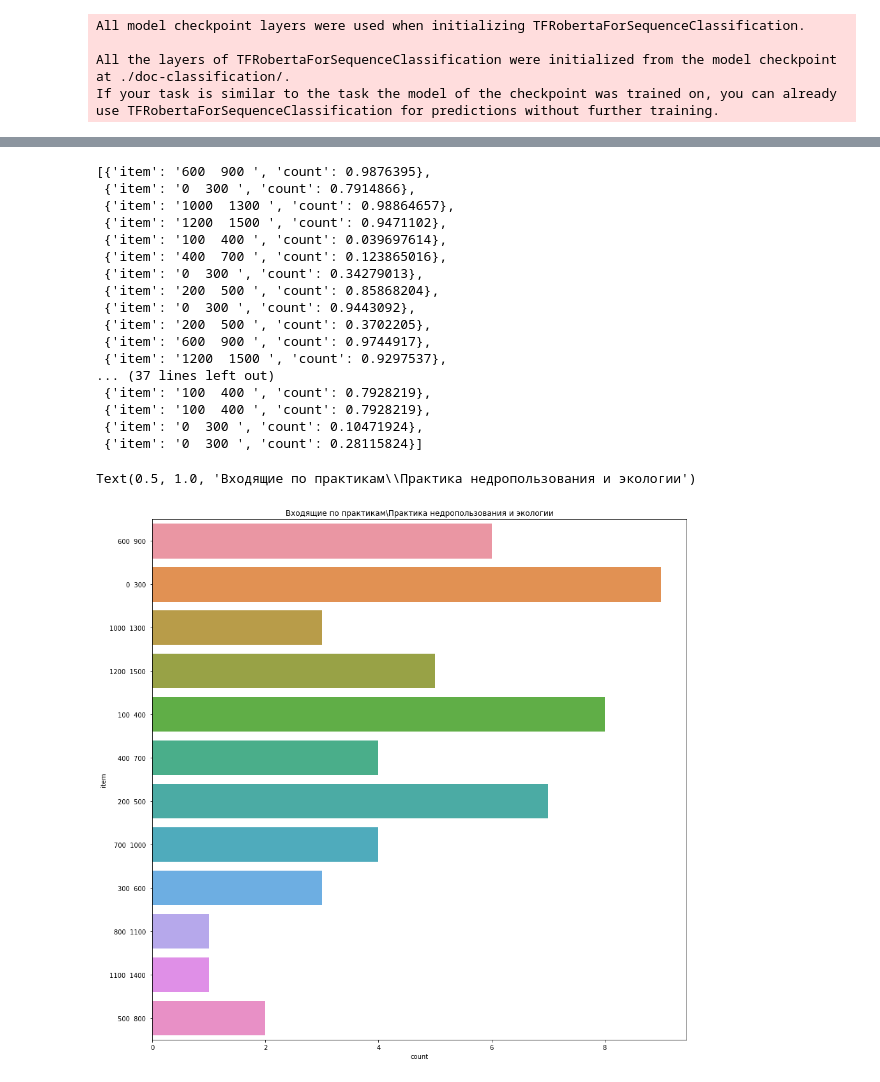
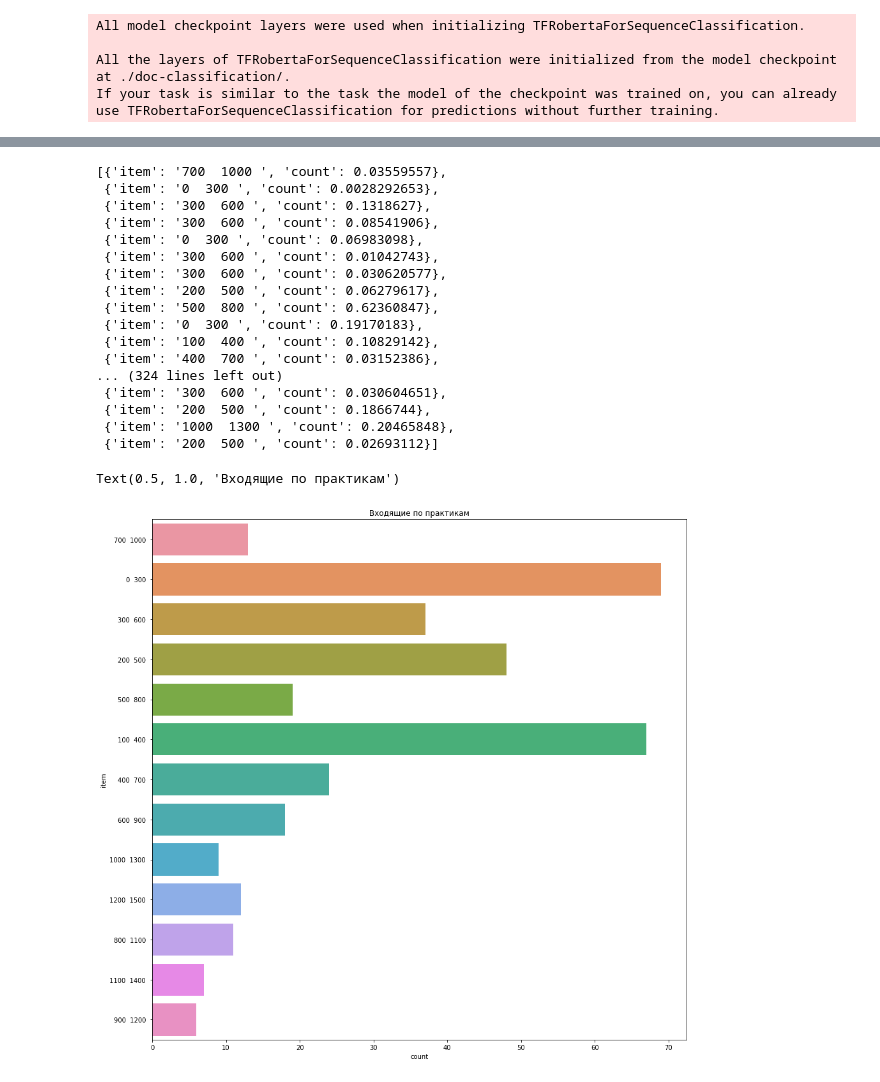
Before and after one commit to nemoware/doc-classifier, a Jupyter notebook: helper.ipynb, the cells around one changed output, grey strips where cells are left out. Drawn from its saved outputs; the diff is of its cells as text; code cells hidden in the pictures.

```diff
--- a/helper.ipynb
+++ b/helper.ipynb
@@ -46,8 +40,7 @@ If your task is similar to the task the model of the checkpoint was trained on,
 # %%
 arrOfAllDocs = []
 
-for root, dir_names, filenames in os.walk(
-        'Документы\Входящие по практикам\Практика недропользования и экологии'):
+for root, dir_names, filenames in os.walk('Документы\Входящие по практикам'):
     if len(root.split('\\')) == 2: continue
     flag = False
     for i in root.split('\\'):
@@ -83,7 +76,7 @@ def get_json_from_parser(path, filename):
         # "http://localhost:8889/document-parser"
         # "http://192.168.10.36:8889/document-parser"
         response = requests.post(
-            "http://192.168.10.36:8889/document-parser",
+            "http://localhost:8889/document-parser",
             data=json.dumps({
                 "base64Content": encoded_string,
                 "documentFileType": doc_type
@@ -117,7 +110,10 @@ path_to_doc = 'Документы\Входящие по практикам\Пр
 array_of_max_value = []
 for global_index, path in enumerate(arrOfAllDocs):
     filename = path.split('\\')[-1]
-    doc_from_parser = get_json_from_parser(path, filename)[0]
+    docs = get_json_from_parser(path, filename)
+    if len(docs) == 0:
+        continue
+    doc_from_parser = docs[0]
 
     all_text = ''.join(
         paragraph['paragraphBody']['text'] for paragraph in doc_from_parser['paragraphs'])
@@ -130,7 +126,7 @@ for global_index, path in enumerate(arrOfAllDocs):
     while first < len(array_of_all_text) and last < 1600:
 
         sys.stdout.write(
-            f"\r {filename} Ind = {global_index} from {len(arrOfAllDocs) - 1} between {first} and {last}")
+            f"\rInd = {global_index} from {len(arrOfAllDocs) - 1} between {first} and {last}")
         sys.stdout.flush()
         text = ''.join(array_of_all_text[first:last])
         tokens = tokenizer(text, truncation=True, max_length=512)
@@ -147,5 +143,7 @@ for global_index, path in enumerate(arrOfAllDocs):
         # array_of_predicate_results.append(local_result)
         first += 100
         last += 100
+    if not array_of_predicate_results:
+        continue
     array_of_max_value.append(max(array_of_predicate_results, key=lambda x: x['count']))
 # %% [output]
@@ -173,32 +171,33 @@ array_of_max_value
 # %%
-array_of_max_value2 = list(map(lambda x: {'item':''.join(x['item'].split('and')[:-1]),'count': x['count'] }, array_of_max_value))
+array_of_max_value2 = list(
+    map(lambda x: {'item': ''.join(x['item'].split('and')[:-1]), 'count': x['count']}, array_of_max_value))
 array_of_max_value2
 # %% [output]
-[{'item': '600  900 ', 'count': 0.9876395},
- {'item': '0  300 ', 'count': 0.7914866},
- {'item': '1000  1300 ', 'count': 0.98864657},
- {'item': '1200  1500 ', 'count': 0.9471102},
- {'item': '100  400 ', 'count': 0.039697614},
- {'item': '400  700 ', 'count': 0.123865016},
- {'item': '0  300 ', 'count': 0.34279013},
- {'item': '200  500 ', 'count': 0.85868204},
- {'item': '0  300 ', 'count': 0.9443092},
- {'item': '200  500 ', 'count': 0.3702205},
- {'item': '600  900 ', 'count': 0.9744917},
- {'item': '1200  1500 ', 'count': 0.9297537},
-... (37 lines left out)
- {'item': '100  400 ', 'count': 0.7928219},
- {'item': '100  400 ', 'count': 0.7928219},
- {'item': '0  300 ', 'count': 0.10471924},
- {'item': '0  300 ', 'count': 0.28115824}]
+[{'item': '700  1000 ', 'count': 0.03559557},
+ {'item': '0  300 ', 'count': 0.0028292653},
+ {'item': '300  600 ', 'count': 0.1318627},
+ {'item': '300  600 ', 'count': 0.08541906},
+ {'item': '0  300 ', 'count': 0.06983098},
+ {'item': '300  600 ', 'count': 0.01042743},
+ {'item': '300  600 ', 'count': 0.030620577},
+ {'item': '200  500 ', 'count': 0.06279617},
+ {'item': '500  800 ', 'count': 0.62360847},
+ {'item': '0  300 ', 'count': 0.19170183},
+ {'item': '100  400 ', 'count': 0.10829142},
+ {'item': '400  700 ', 'count': 0.03152386},
+... (324 lines left out)
+ {'item': '300  600 ', 'count': 0.030604651},
+ {'item': '200  500 ', 'count': 0.1866744},
+ {'item': '1000  1300 ', 'count': 0.20465848},
+ {'item': '200  500 ', 'count': 0.02693112}]
 # %%
 # for result in array_of_predicate_results:
 plt.figure(figsize=(15, 15))
 sns.countplot(y="item", data=pd.DataFrame(array_of_max_value2))
-plt.title("Входящие по практикам\Практика недропользования и экологии")
+plt.title("Входящие по практикам")
 # %% [output]
-Text(0.5, 1.0, 'Входящие по практикам\\Практика недропользования и экологии')
+Text(0.5, 1.0, 'Входящие по практикам')
-[figure, old version]
+[figure, new version]
 # %%
 array_of_predicate_results
 # %% [output]
```
Also changed, not shown: parts of 4 cells of this notebook, 1 other file.
